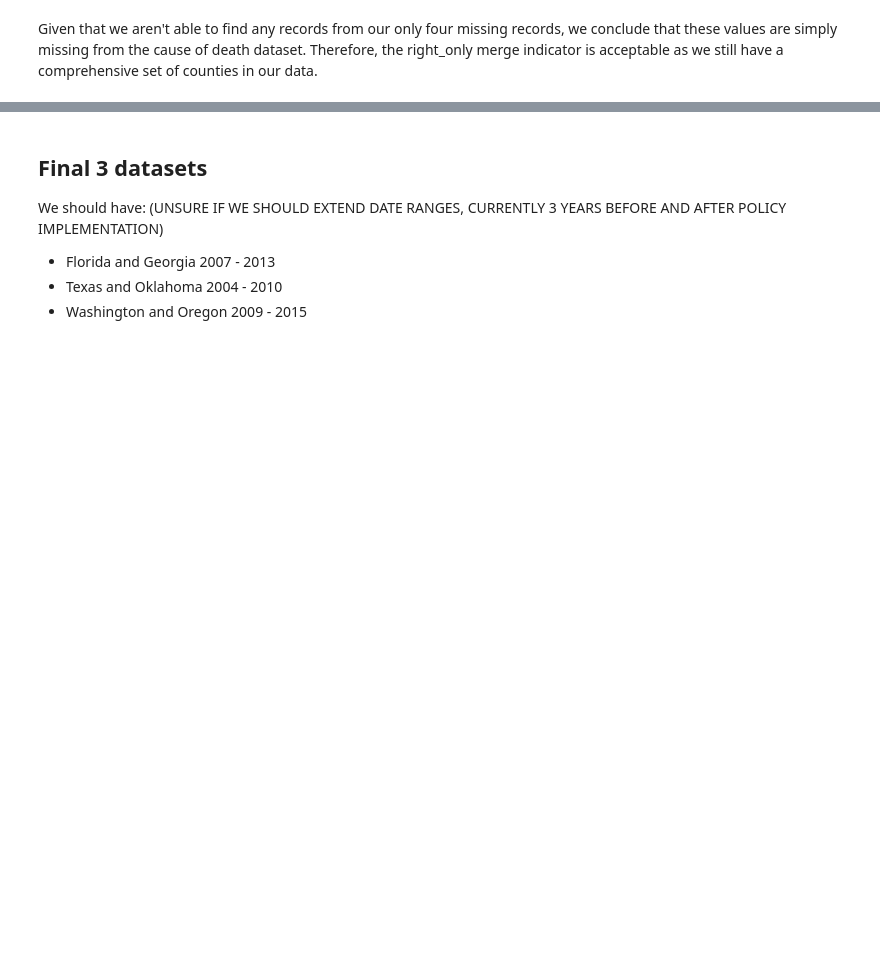
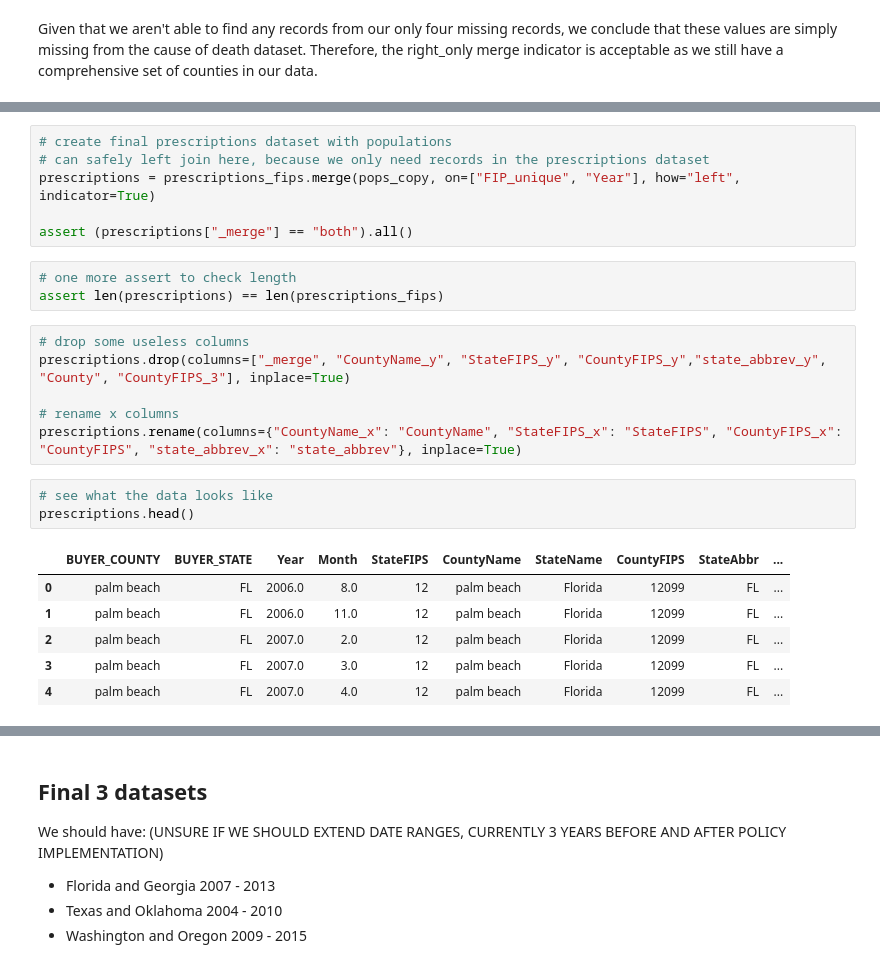
Before and after one commit to abzdel/Opioid-Analysis, a Jupyter notebook: 02_clean_data.ipynb, the cells around one changed output, grey strips where cells are left out. Drawn from its saved outputs; the diff is of its cells as text; blank space fills up the shorter version.

```diff
--- a/02_clean_data.ipynb
+++ b/02_clean_data.ipynb
@@ -561,0 +609,25 @@ Given that we aren't able to find any records from our only four missing records
+# %%
+# create final prescriptions dataset with populations
+# can safely left join here, because we only need records in the prescriptions dataset
+prescriptions = prescriptions_fips.merge(pops_copy, on=["FIP_unique", "Year"], how="left", indicator=True)
+
+assert (prescriptions["_merge"] == "both").all()
+# %%
+# one more assert to check length
+assert len(prescriptions) == len(prescriptions_fips)
+# %%
+# drop some useless columns
+prescriptions.drop(columns=["_merge", "CountyName_y", "StateFIPS_y", "CountyFIPS_y","state_abbrev_y", "County", "CountyFIPS_3"], inplace=True)
+
+# rename x columns
+prescriptions.rename(columns={"CountyName_x": "CountyName", "StateFIPS_x": "StateFIPS", "CountyFIPS_x": "CountyFIPS", "state_abbrev_x": "state_abbrev"}, inplace=True)
+# %%
+# see what the data looks like
+prescriptions.head()
+# %% [output]
+|  | BUYER_COUNTY | BUYER_STATE | Year | Month | StateFIPS | CountyName | StateName | CountyFIPS | StateAbbr | ... |
+| 0 | palm beach | FL | 2006.0 | 8.0 | 12 | palm beach | Florida | 12099 | FL | ... |
+| 1 | palm beach | FL | 2006.0 | 11.0 | 12 | palm beach | Florida | 12099 | FL | ... |
+| 2 | palm beach | FL | 2007.0 | 2.0 | 12 | palm beach | Florida | 12099 | FL | ... |
+| 3 | palm beach | FL | 2007.0 | 3.0 | 12 | palm beach | Florida | 12099 | FL | ... |
+| 4 | palm beach | FL | 2007.0 | 4.0 | 12 | palm beach | Florida | 12099 | FL | ... |
```
Also changed, not shown: parts of 21 cells of this notebook, 11 other files.
